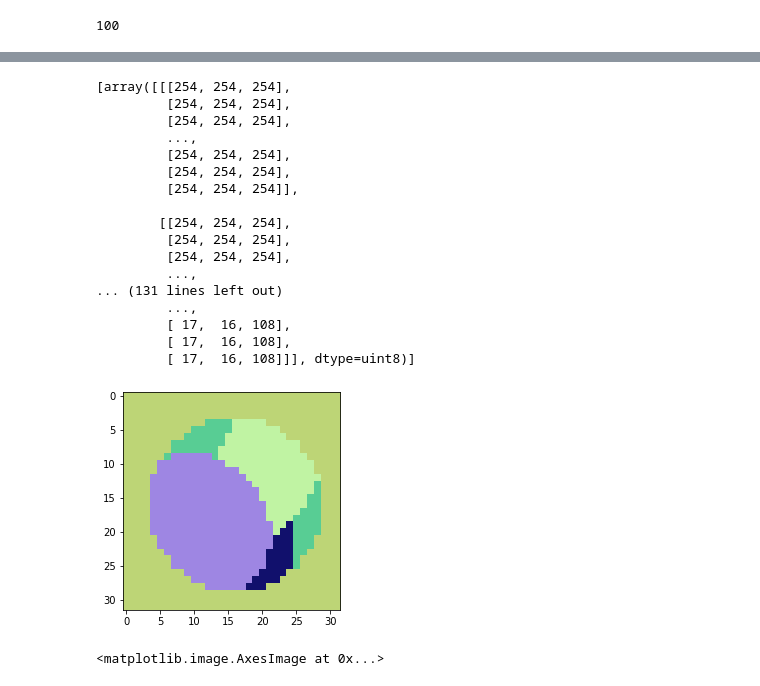
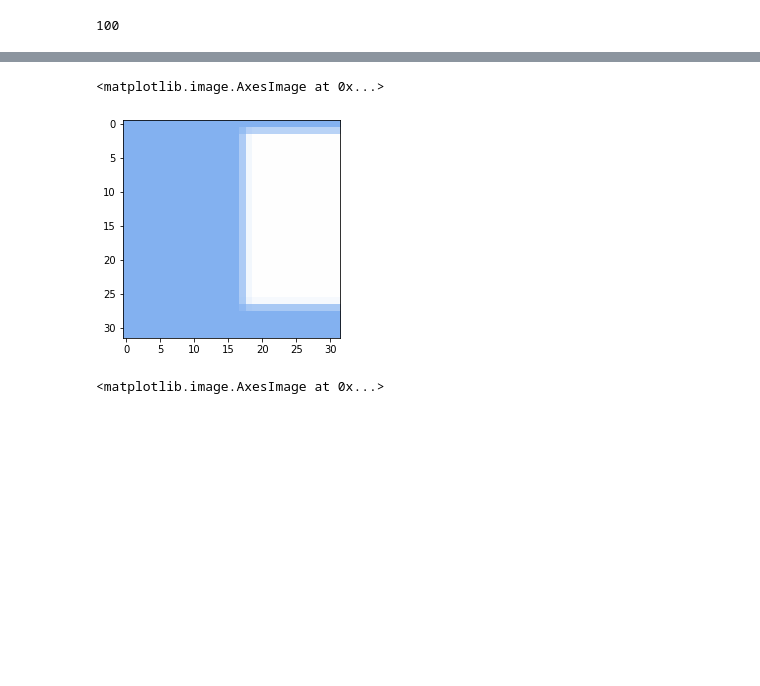
Before and after one commit to kac123/Icon-Matching-Project, a Jupyter notebook: Image Creation.ipynb, the cells around one changed output, grey strips where cells are left out. Cells and saved outputs as stored; diff of their text form; code cells hidden in the pictures; blank space fills up the shorter version.

```diff
--- a/Image Creation.ipynb
+++ b/Image Creation.ipynb
@@ -68,25 +69,9 @@ plt.imshow(fake_image)
 # %%
 plt.imshow(autobg(fake_image))
-icon_util_v2.split_image(fake_image)
+plt.imshow(icon_util_v2.split_image(fake_image)[0])
 # %% [output]
-[array([[[254, 254, 254],
-         [254, 254, 254],
-         [254, 254, 254],
-         ...,
-         [254, 254, 254],
-         [254, 254, 254],
-         [254, 254, 254]],
-
-        [[254, 254, 254],
-         [254, 254, 254],
-         [254, 254, 254],
-         ...,
-... (131 lines left out)
-         ...,
-         [ 17,  16, 108],
-         [ 17,  16, 108],
-         [ 17,  16, 108]]], dtype=uint8)]
+<matplotlib.image.AxesImage at 0x...>
-[figure, old version]
+[figure, new version]
 # %%
 plt.imshow(images[7])
 # %% [output]
```
Also changed, not shown: parts of 3 cells of this notebook, 1 other file.
